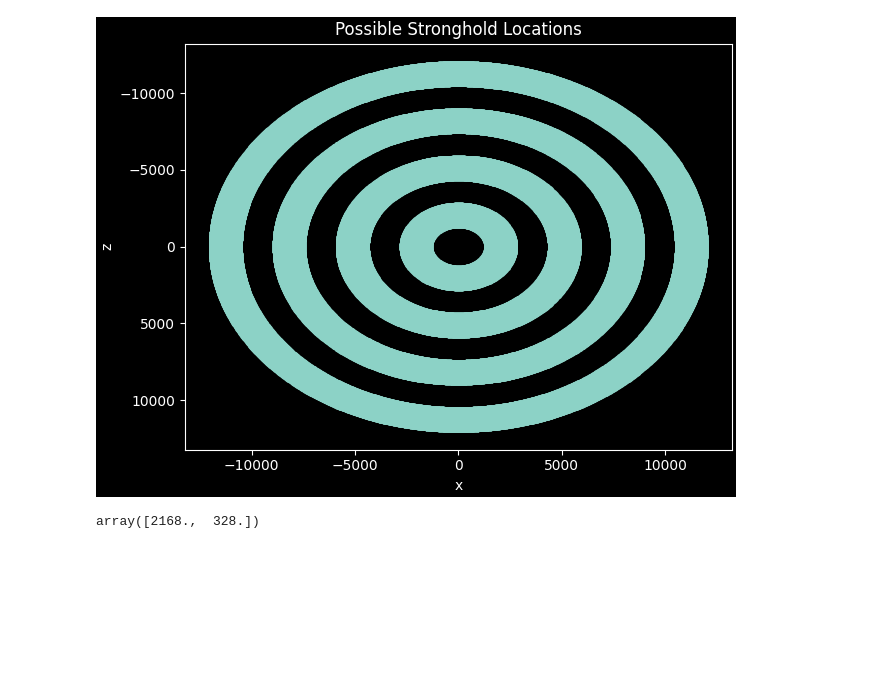
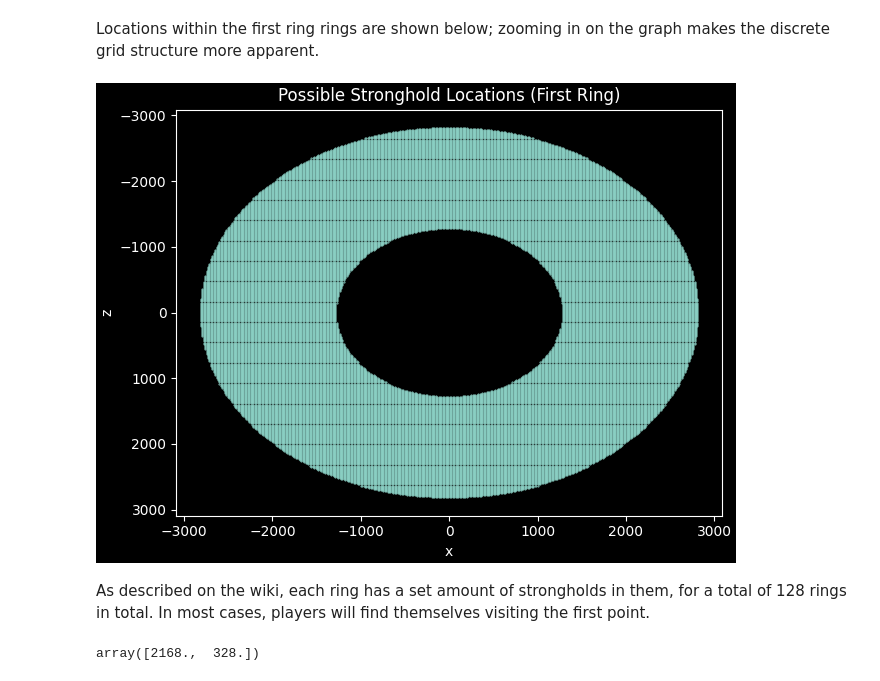
Before and after one commit to badooga/strongholds, a Jupyter notebook: stronghold.ipynb, the cells around one changed output. Cells and saved outputs as stored; diff of their text form; code cells hidden in the pictures; blank space fills up the shorter version.

```diff
--- a/stronghold.ipynb
+++ b/stronghold.ipynb
@@ -10,15 +19,19 @@ fixed_rng = np.random.fixed_rng(0)
+# %% [markdown]
+Locations within the first ring rings are shown below; zooming in on the graph makes the discrete grid structure more apparent.
 # %%
 %matplotlib widget
 
 fig1, ax1 = mplt.xz_subplots()
-ax1.set_title("Possible Stronghold Locations")
+ax1.set_title("Possible Stronghold Locations (First Ring)")
 
-grid = strongholds.generation_grid(ring_nums=range(4))
+grid = strongholds.generation_grid(ring_nums=range(1))
 ax1.scatter(grid.real, grid.imag, s=0.2)
 
 mplt.flip_zaxis(ax1)
 # %% [output]
-[figure, old version]
+[figure, new version]
+# %% [markdown]
+As described on the wiki, each ring has a set amount of strongholds in them, for a total of 128 rings in total. In most cases, players will find themselves visiting the first point.
 # %%
 player = strongholds.rectpoint(3000, -300)
 
```
Also changed, not shown: parts of 5 cells of this notebook.
